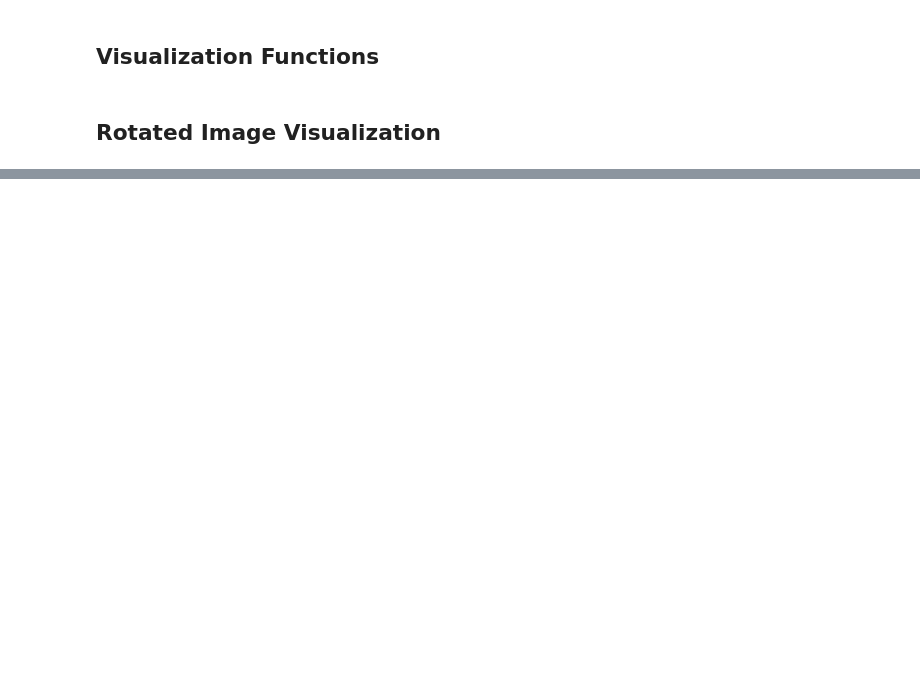
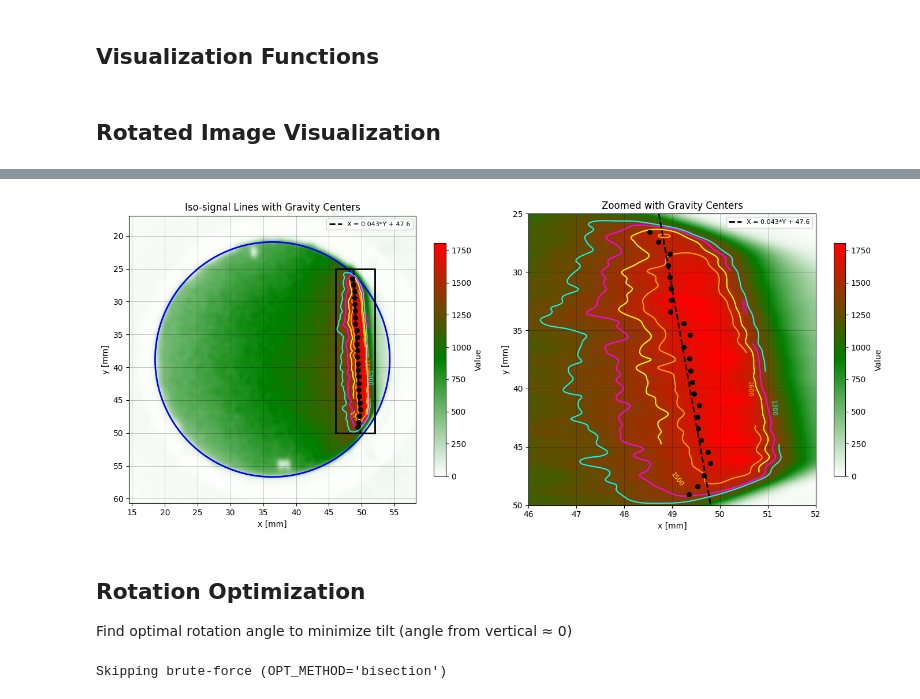
Before and after one commit to grzanka/osl_mb_foils, a Jupyter notebook: notebooks/pub_something_2026/mbo_foils/0.2-match-aic144_single.ipynb, the cells around one changed output, grey strips where cells are left out. Saved outputs shown, nothing was run; the diff lists cells and outputs as text; code cells hidden in the pictures; blank space fills up the shorter version.

```diff
--- a/notebooks/pub_something_2026/mbo_foils/0.2-match-aic144_single.ipynb
+++ b/notebooks/pub_something_2026/mbo_foils/0.2-match-aic144_single.ipynb
@@ -172,0 +274,38 @@ plot_foil_with_profiles(
+# %%
+# Plot with gravity centers
+fig, axes = plt.subplots(1, 2, figsize=(14, 6))
+cmap = create_white_green_red_cmap()
+
+# Fitted line points
+y_fit = np.array([Y_MIN_MM, Y_MAX_MM])
+x_fit = fit_a * y_fit + fit_b
+
+for i, (ax, xlim, ylim, aspect, title) in enumerate([
+    (axes[0], xlim_crop, ylim_crop, 'equal', 'Iso-signal Lines with Gravity Centers'),
+    (axes[1], zoom_xlim, zoom_ylim, 'auto', f'Zoomed with Gravity Centers')
+]):
+    im = ax.imshow(img_smooth, cmap=cmap, extent=extent, aspect=aspect)
+    cs = ax.contour(x_mm, y_mm, img_smooth, levels=levels, colors=['cyan', 'magenta', 'yellow', 'orange'], linewidths=1.5)
+    ax.clabel(cs, inline=True, fontsize=8)
+    ax.scatter(gravity_centers[:, 0], gravity_centers[:, 1], c='black', s=30, zorder=5)
+    ax.plot(x_fit, y_fit, 'k--', lw=2, label=f'X = {fit_a:.3f}*Y + {fit_b:.1f}')
+    ax.set_xlim(xlim); ax.set_ylim(ylim)
+    ax.set(xlabel='x [mm]', ylabel='y [mm]', title=title)
+    ax.grid(True, lw=0.5, c='k', alpha=0.3)
+    ax.legend(loc='upper right', fontsize=8)
+    plt.colorbar(im, ax=ax, shrink=0.8, label='Value')
+
+    if i == 0:
+        ax.add_patch(plt.Circle((cx_mm, cy_mm), r_mm, color='blue', fill=False, lw=2))
+        from matplotlib.patches import Rectangle
+        ax.add_patch(Rectangle((zoom_xlim[0], zoom_ylim[1]), zoom_xlim[1]-zoom_xlim[0],
+                                zoom_ylim[0]-zoom_ylim[1], ec='black', fc='none', lw=2))
+
+plt.tight_layout()
+plt.show()
+# %% [output]
+[figure, added]
+# %% [markdown]
+## Rotation Optimization
+
+Find optimal rotation angle to minimize tilt (angle from vertical ≈ 0)
@@ -172,0 +361,24 @@ plot_foil_with_profiles(
+# %%
+# Brute-force scan with progress (only if selected)
+if OPT_METHOD == 'bruteforce':
+    print(f"Brute-force scan: {ROT_N_STEPS} points from {ROT_ANGLE_MIN}° to {ROT_ANGLE_MAX}°")
+    angles_bf = np.linspace(ROT_ANGLE_MIN, ROT_ANGLE_MAX, ROT_N_STEPS)
+    cost_values_bf = []
+
+    t0 = time.time()
+    for idx, angle in enumerate(angles_bf):
+        angle_vert = eval_rotation(angle, image_rotated, center_px, ROT_THRESHOLD, ROT_Y_MIN_MM, ROT_Y_MAX_MM, ROT_SLICE_MM, PIXEL_SIZE_MM)
+        cost_values_bf.append(abs(angle_vert))
+        if (idx + 1) % 20 == 0 or idx == 0:
+            print(f"  [{idx+1:3d}/{ROT_N_STEPS}] angle={angle:+.2f}°, |vert|={abs(angle_vert):.4f}°, elapsed={time.time()-t0:.1f}s")
+
+    cost_values_bf = np.array(cost_values_bf)
+    best_idx_bf = np.argmin(cost_values_bf)
+    best_angle_bf = angles_bf[best_idx_bf]
+    bf_time = time.time() - t0
+
+    print(f"\nBrute-force: {bf_time:.1f}s, optimal={best_angle_bf:.4f}°, |vert|={cost_values_bf[best_idx_bf]:.4f}°")
+else:
+    print(f"Skipping brute-force (OPT_METHOD='{OPT_METHOD}')")
+# %% [output]
+Skipping brute-force (OPT_METHOD='bisection')
```
Also changed, not shown: parts of 17 cells of this notebook.
